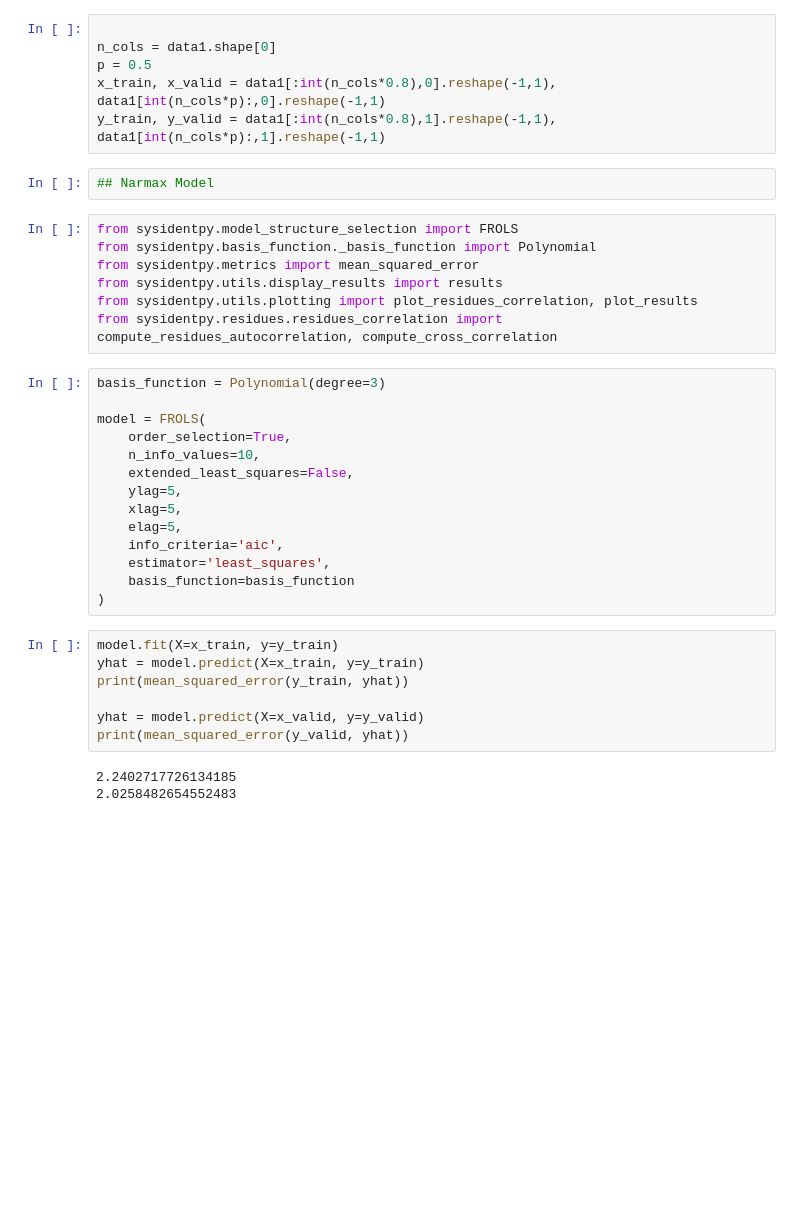
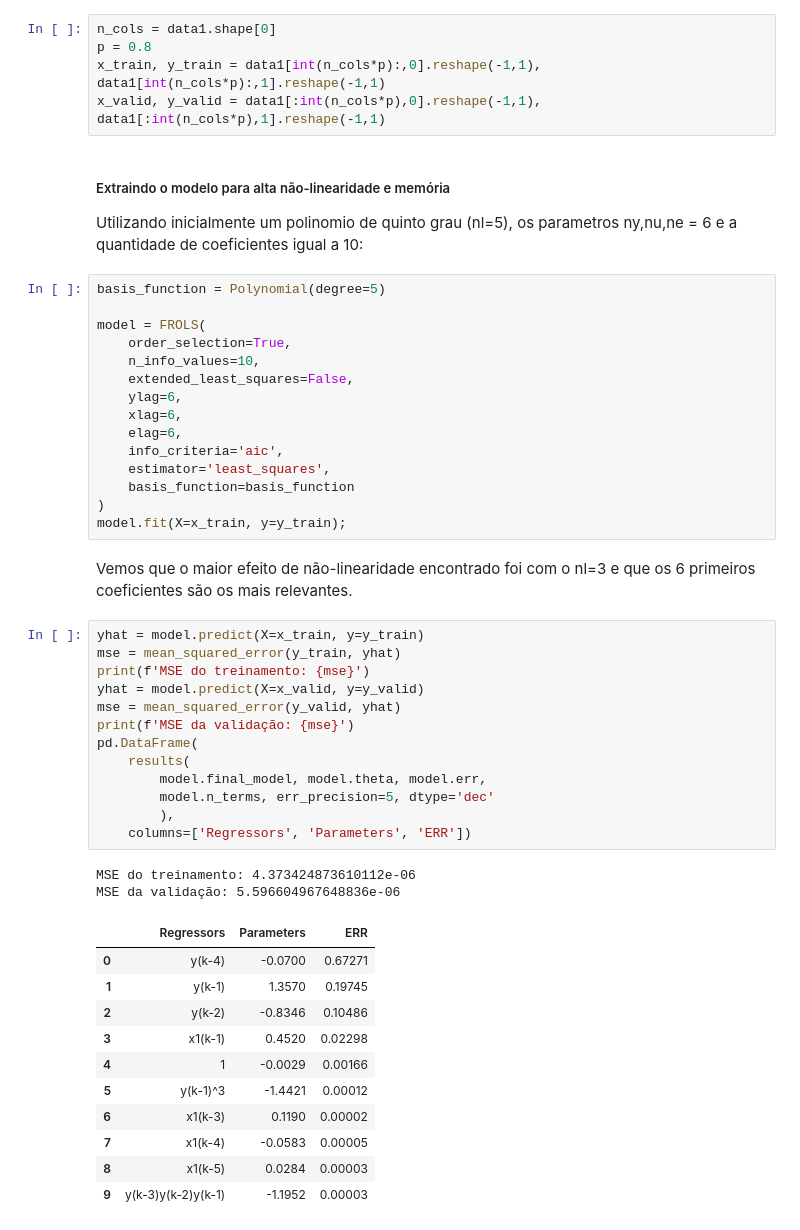
Before and after one commit to CaioMizerkowski/controle_avancado, a Jupyter notebook: TE975/trabalho_02.ipynb, the cells around one changed output. Cells and saved outputs as stored; diff of their text form; blank space fills up the shorter version.

```diff
--- a/TE975/trabalho_02.ipynb
+++ b/TE975/trabalho_02.ipynb
@@ -11,39 +21,52 @@ with open('../data/SNLS80mV.csv','r') as f:
 # %%
-
 n_cols = data1.shape[0]
-p = 0.5
-x_train, x_valid = data1[:int(n_cols*0.8),0].reshape(-1,1), data1[int(n_cols*p):,0].reshape(-1,1)
-y_train, y_valid = data1[:int(n_cols*0.8),1].reshape(-1,1), data1[int(n_cols*p):,1].reshape(-1,1)
+p = 0.8
+x_train, y_train = data1[int(n_cols*p):,0].reshape(-1,1), data1[int(n_cols*p):,1].reshape(-1,1)
+x_valid, y_valid = data1[:int(n_cols*p),0].reshape(-1,1), data1[:int(n_cols*p),1].reshape(-1,1)
-# %%
-## Narmax Model
-# %%
-from sysidentpy.model_structure_selection import FROLS
-from sysidentpy.basis_function._basis_function import Polynomial
-from sysidentpy.metrics import mean_squared_error
-from sysidentpy.utils.display_results import results
-from sysidentpy.utils.plotting import plot_residues_correlation, plot_results
-from sysidentpy.residues.residues_correlation import compute_residues_autocorrelation, compute_cross_correlation
+# %% [markdown]
+##### Extraindo o modelo para alta não-linearidade e memória
+Utilizando inicialmente um polinomio de quinto grau (nl=5), os parametros ny,nu,ne = 6 e a quantidade de coeficientes igual a 10:
 # %%
-basis_function = Polynomial(degree=3)
+basis_function = Polynomial(degree=5)
 
 model = FROLS(
     order_selection=True,
     n_info_values=10,
     extended_least_squares=False,
-    ylag=5,
-    xlag=5,
-    elag=5,
+    ylag=6,
+    xlag=6,
+    elag=6,
     info_criteria='aic',
     estimator='least_squares',
     basis_function=basis_function
 )
+model.fit(X=x_train, y=y_train);
+# %% [markdown]
+Vemos que o maior efeito de não-linearidade encontrado foi com o nl=3 e que os 6 primeiros coeficientes são os mais relevantes.
 # %%
-model.fit(X=x_train, y=y_train)
 yhat = model.predict(X=x_train, y=y_train)
-print(mean_squared_error(y_train, yhat))
-
+mse = mean_squared_error(y_train, yhat)
+print(f'MSE do treinamento: {mse}')
 yhat = model.predict(X=x_valid, y=y_valid)
-print(mean_squared_error(y_valid, yhat))
+mse = mean_squared_error(y_valid, yhat)
+print(f'MSE da validação: {mse}')
+pd.DataFrame(
+    results(
+        model.final_model, model.theta, model.err,
+        model.n_terms, err_precision=5, dtype='dec'
+        ),
+    columns=['Regressors', 'Parameters', 'ERR'])
 # %% [output]
-2.2402717726134185
-2.0258482654552483
+MSE do treinamento: 4.373424873610112e-06
+MSE da validação: 5.596604967648836e-06
+|  | Regressors | Parameters | ERR |
+| 0 | y(k-4) | -0.0700 | 0.67271 |
+| 1 | y(k-1) | 1.3570 | 0.19745 |
+| 2 | y(k-2) | -0.8346 | 0.10486 |
+| 3 | x1(k-1) | 0.4520 | 0.02298 |
+| 4 | 1 | -0.0029 | 0.00166 |
+| 5 | y(k-1)^3 | -1.4421 | 0.00012 |
+| 6 | x1(k-3) | 0.1190 | 0.00002 |
+| 7 | x1(k-4) | -0.0583 | 0.00005 |
+| 8 | x1(k-5) | 0.0284 | 0.00003 |
+| 9 | y(k-3)y(k-2)y(k-1) | -1.1952 | 0.00003 |
```
Also changed, not shown: parts of 15 cells of this notebook.
